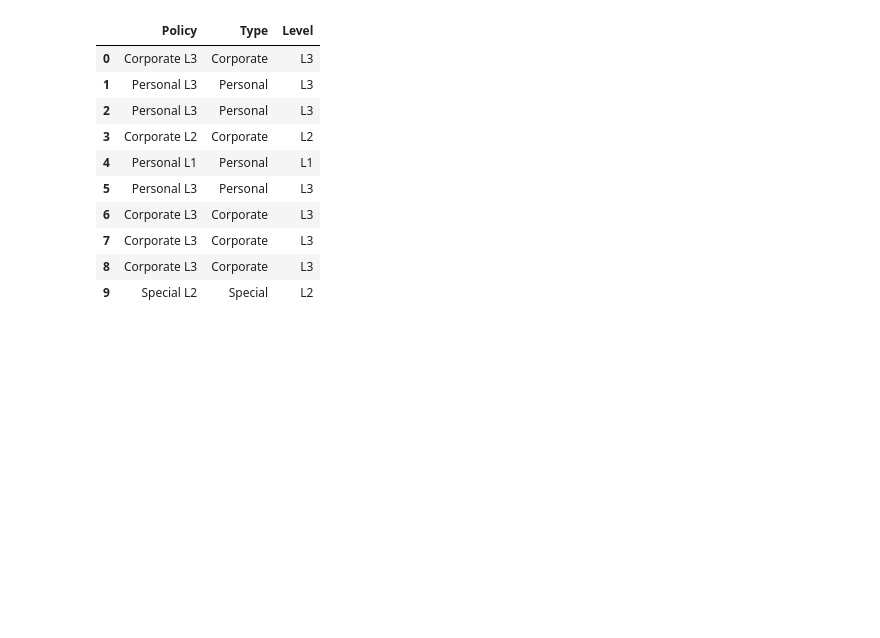
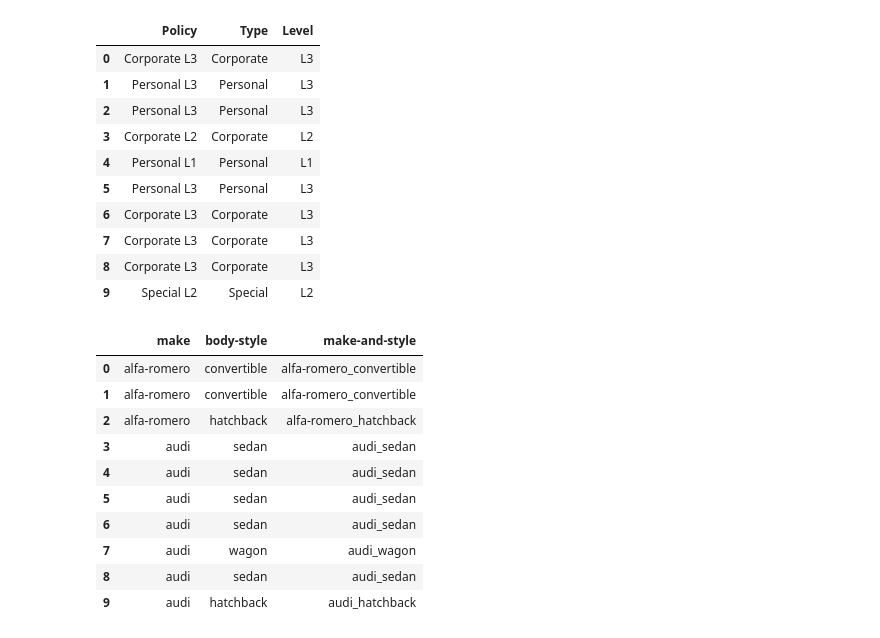
Before and after one commit to PMetcalf/scratch-pad, a Jupyter notebook: Data Science/Feature Engineering/creating_features.ipynb, the cells around one changed output. Drawn from its saved outputs; the diff is of its cells as text; code cells hidden in the pictures; blank space fills up the shorter version.

```diff
--- a/Data Science/Feature Engineering/creating_features.ipynb
+++ b/Data Science/Feature Engineering/creating_features.ipynb
@@ -198,3 +198,20 @@ customer[['Policy', 'Type', 'Level']].head(10)
 | 7 | Corporate L3 | Corporate | L3 |
 | 8 | Corporate L3 | Corporate | L3 |
 | 9 | Special L2 | Special | L2 |
+# %%
+# Building up features - Combining features
+autos['make-and-style'] = autos['make'] + '_' + autos['body-style']
+
+autos[['make', 'body-style', 'make-and-style']].head(10)
+# %% [output]
+|  | make | body-style | make-and-style |
+| 0 | alfa-romero | convertible | alfa-romero_convertible |
+| 1 | alfa-romero | convertible | alfa-romero_convertible |
+| 2 | alfa-romero | hatchback | alfa-romero_hatchback |
+| 3 | audi | sedan | audi_sedan |
+| 4 | audi | sedan | audi_sedan |
+| 5 | audi | sedan | audi_sedan |
+| 6 | audi | sedan | audi_sedan |
+| 7 | audi | wagon | audi_wagon |
+| 8 | audi | sedan | audi_sedan |
+| 9 | audi | hatchback | audi_hatchback |
```
